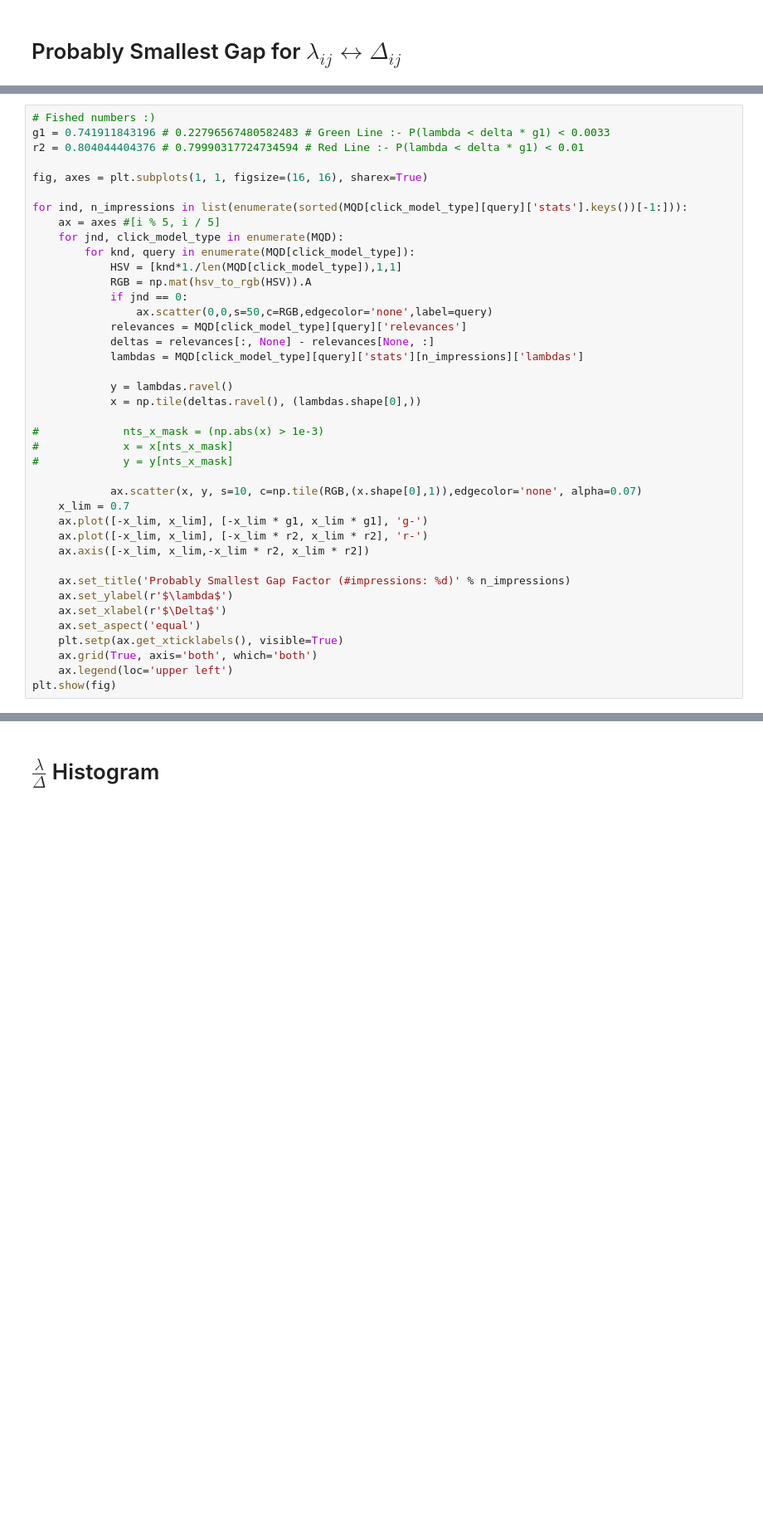
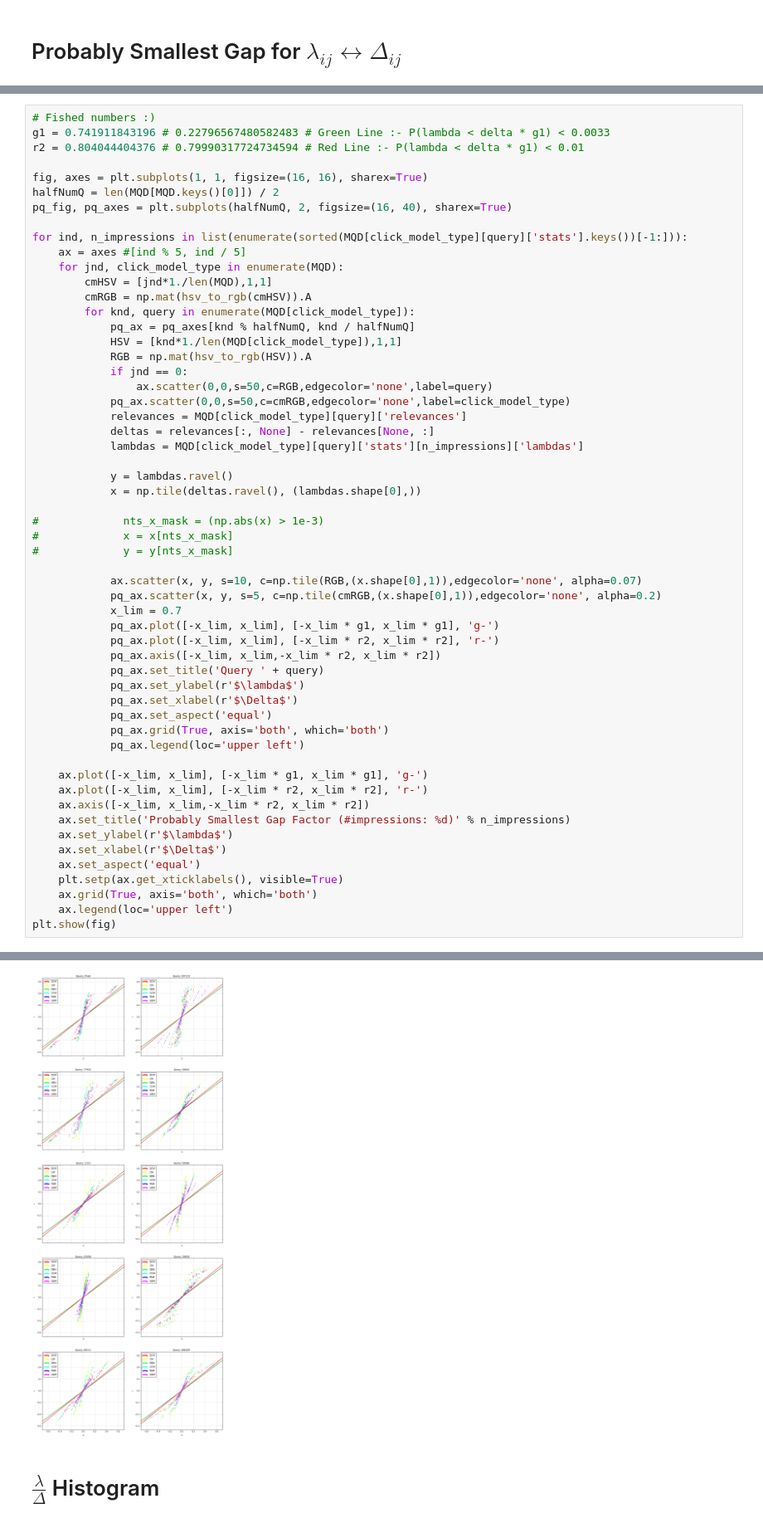
Before and after one commit to changlicn/PyClickLambdas, a Jupyter notebook: scripts/ClickBasedLambdasExperiments.ipynb, the cells around one changed output, grey strips where cells are left out. Shown at 83% size. Cells and saved outputs as stored; diff of their text form; blank space fills up the shorter version.

```diff
--- a/scripts/ClickBasedLambdasExperiments.ipynb
+++ b/scripts/ClickBasedLambdasExperiments.ipynb
@@ -451,42 +461,59 @@ g1 = 0.741911843196 # 0.22796567480582483 # Green Line :- P(lambda < delta * g1)
 r2 = 0.804044404376 # 0.79990317724734594 # Red Line :- P(lambda < delta * g1) < 0.01
 
 fig, axes = plt.subplots(1, 1, figsize=(16, 16), sharex=True)
+halfNumQ = len(MQD[MQD.keys()[0]]) / 2
+pq_fig, pq_axes = plt.subplots(halfNumQ, 2, figsize=(16, 40), sharex=True)
 
 for ind, n_impressions in list(enumerate(sorted(MQD[click_model_type][query]['stats'].keys())[-1:])):
-    ax = axes #[i % 5, i / 5]
+    ax = axes #[ind % 5, ind / 5]
     for jnd, click_model_type in enumerate(MQD):
+        cmHSV = [jnd*1./len(MQD),1,1]
+        cmRGB = np.mat(hsv_to_rgb(cmHSV)).A
         for knd, query in enumerate(MQD[click_model_type]):
+            pq_ax = pq_axes[knd % halfNumQ, knd / halfNumQ]
             HSV = [knd*1./len(MQD[click_model_type]),1,1]
             RGB = np.mat(hsv_to_rgb(HSV)).A
             if jnd == 0:
                 ax.scatter(0,0,s=50,c=RGB,edgecolor='none',label=query)
+            pq_ax.scatter(0,0,s=50,c=cmRGB,edgecolor='none',label=click_model_type)
             relevances = MQD[click_model_type][query]['relevances']
             deltas = relevances[:, None] - relevances[None, :]
             lambdas = MQD[click_model_type][query]['stats'][n_impressions]['lambdas']
 
             y = lambdas.ravel()
             x = np.tile(deltas.ravel(), (lambdas.shape[0],))
 
 #             nts_x_mask = (np.abs(x) > 1e-3)
 #             x = x[nts_x_mask]
 #             y = y[nts_x_mask]
 
             ax.scatter(x, y, s=10, c=np.tile(RGB,(x.shape[0],1)),edgecolor='none', alpha=0.07)
-    x_lim = 0.7
+            pq_ax.scatter(x, y, s=5, c=np.tile(cmRGB,(x.shape[0],1)),edgecolor='none', alpha=0.2)
+            x_lim = 0.7
+            pq_ax.plot([-x_lim, x_lim], [-x_lim * g1, x_lim * g1], 'g-')
+            pq_ax.plot([-x_lim, x_lim], [-x_lim * r2, x_lim * r2], 'r-')
+            pq_ax.axis([-x_lim, x_lim,-x_lim * r2, x_lim * r2])
+            pq_ax.set_title('Query ' + query)
+            pq_ax.set_ylabel(r'$\lambda$')
+            pq_ax.set_xlabel(r'$\Delta$')
+            pq_ax.set_aspect('equal')
+            pq_ax.grid(True, axis='both', which='both')
+            pq_ax.legend(loc='upper left')
+
     ax.plot([-x_lim, x_lim], [-x_lim * g1, x_lim * g1], 'g-')
     ax.plot([-x_lim, x_lim], [-x_lim * r2, x_lim * r2], 'r-')
     ax.axis([-x_lim, x_lim,-x_lim * r2, x_lim * r2])
-
     ax.set_title('Probably Smallest Gap Factor (#impressions: %d)' % n_impressions)
     ax.set_ylabel(r'$\lambda$')
     ax.set_xlabel(r'$\Delta$')
     ax.set_aspect('equal')
     plt.setp(ax.get_xticklabels(), visible=True)
     ax.grid(True, axis='both', which='both')
     ax.legend(loc='upper left')
 plt.show(fig)
 # %% [output]
 [figure]
+[figure, added]
 # %% [markdown]
 # $\frac{\lambda}{\Delta}$ Histogram
 # %% [markdown]
```
Also changed, not shown: parts of 2 cells of this notebook.
